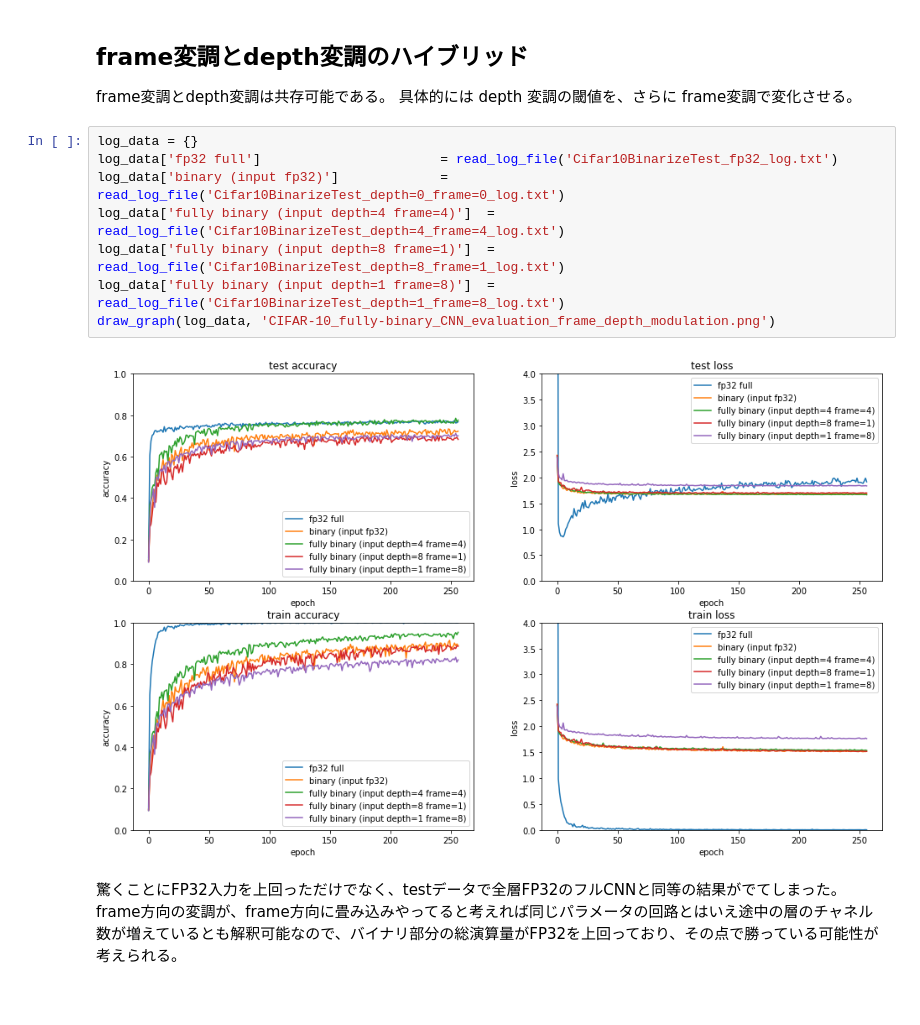
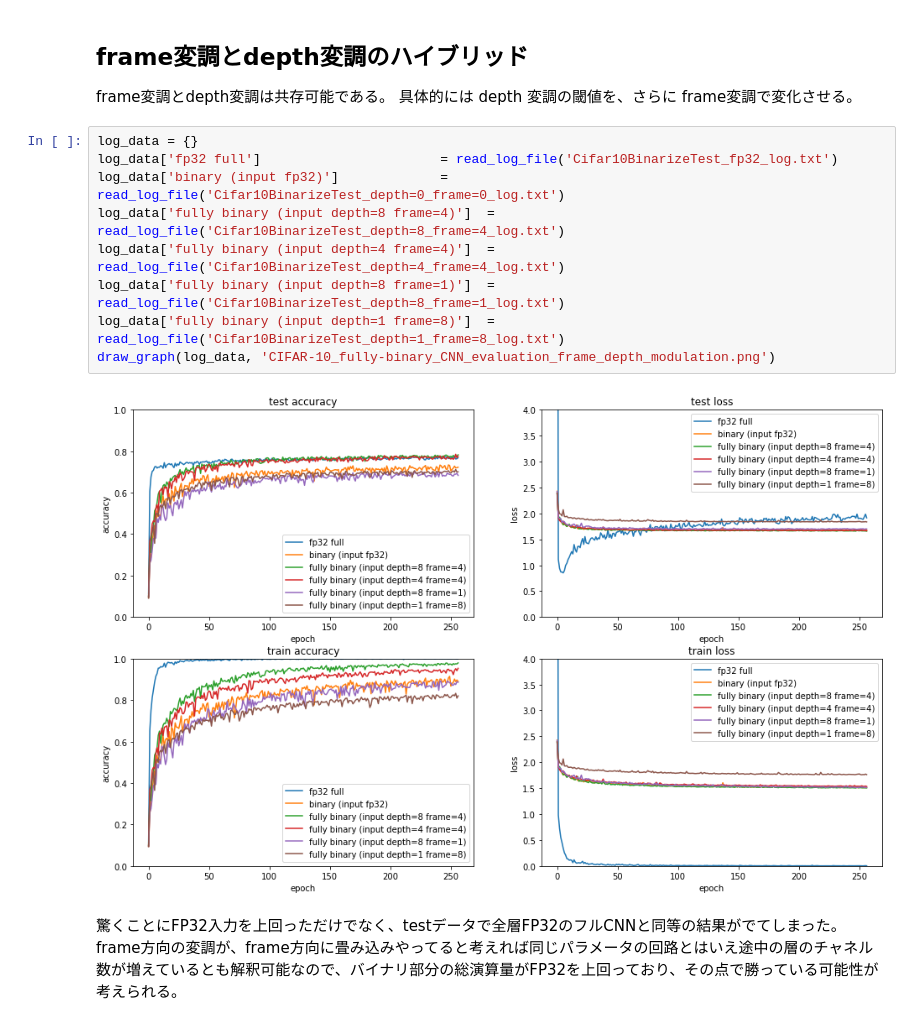
Before and after one commit to ryuz/local_data, a Jupyter notebook: blog/20200510_cifar10_binarize_test/cifar10_binary_graph.ipynb, the cells around one changed output. Cells and saved outputs as stored; diff of their text form.

```diff
--- a/blog/20200510_cifar10_binarize_test/cifar10_binary_graph.ipynb
+++ b/blog/20200510_cifar10_binarize_test/cifar10_binary_graph.ipynb
@@ -153,13 +159,14 @@ frame変調とdepth変調は共存可能である。
 # %%
 log_data = {}
 log_data['fp32 full']                       = read_log_file('Cifar10BinarizeTest_fp32_log.txt')
 log_data['binary (input fp32)']             = read_log_file('Cifar10BinarizeTest_depth=0_frame=0_log.txt')
+log_data['fully binary (input depth=8 frame=4)']  = read_log_file('Cifar10BinarizeTest_depth=8_frame=4_log.txt')
 log_data['fully binary (input depth=4 frame=4)']  = read_log_file('Cifar10BinarizeTest_depth=4_frame=4_log.txt')
 log_data['fully binary (input depth=8 frame=1)']  = read_log_file('Cifar10BinarizeTest_depth=8_frame=1_log.txt')
 log_data['fully binary (input depth=1 frame=8)']  = read_log_file('Cifar10BinarizeTest_depth=1_frame=8_log.txt')
 draw_graph(log_data, 'CIFAR-10_fully-binary_CNN_evaluation_frame_depth_modulation.png')
 # %% [output]
-[figure, old version]
+[figure, new version]
 # %% [markdown]
 驚くことにFP32入力を上回っただけでなく、testデータで全層FP32のフルCNNと同等の結果がでてしまった。
 frame方向の変調が、frame方向に畳み込みやってると考えれば同じパラメータの回路とはいえ途中の層のチャネル数が増えているとも解釈可能なので、バイナリ部分の総演算量がFP32を上回っており、その点で勝っている可能性が考えられる。
```
Also changed, not shown: parts of 1 cell of this notebook, 18 other files.
